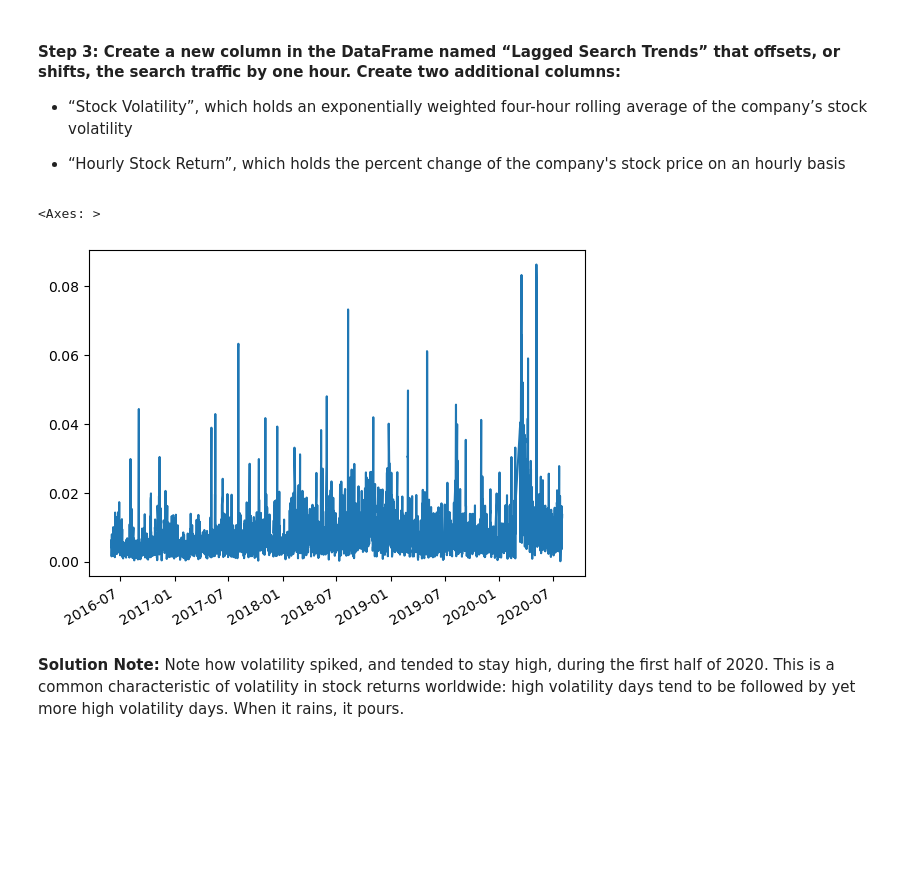
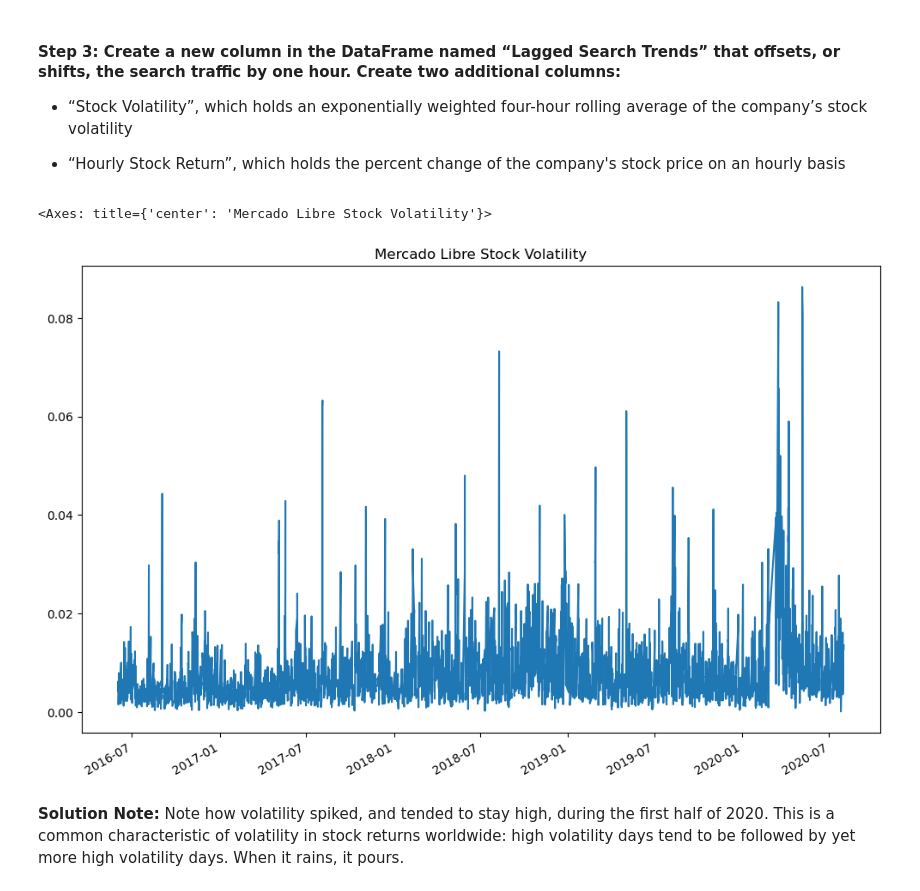
Before and after one commit to sen-gthb/prophet-challenge, a Jupyter notebook: M8_Starter_Code/forecasting_net_prophet.ipynb, the cells around one changed output. Drawn from its saved outputs; the diff is of its cells as text; code cells hidden in the pictures; blank space fills up the shorter version.

```diff
--- a/M8_Starter_Code/forecasting_net_prophet.ipynb
+++ b/M8_Starter_Code/forecasting_net_prophet.ipynb
@@ -64,7 +67,8 @@ df_mercado_trends = pd.read_csv(
     "https://static.bc-edx.com/ai/ail-v-1-0/m8/lms/datasets/google_hourly_search_trends.csv",
     index_col='Date',
     parse_dates=True,
-    infer_datetime_format=True
+    date_format='%m/%d/%y %H:%M' #added this line to get rid of the depreciated code below
+    #infer_datetime_format=True #depreciated code
 ).dropna()
 
 # Review the first and last five rows of the DataFrame
@@ -246,9 +260,11 @@ display(df_mercado_stock.tail())
 # %%
 # Concatenate the df_mercado_stock DataFrame with the df_mercado_trends DataFrame
 # Concatenate the DataFrame by columns (axis=1), and drop and rows with only one column of data
-
+mercado_stock_trends_df = pd.concat([df_mercado_stock, df_mercado_trends], axis=1).dropna()
 
 # View the first and last five rows of the DataFrame
+display(mercado_stock_trends_df.head())
+display(mercado_stock_trends_df.tail())
 # %% [output]
 |  | close | Search Trends |
 | 2016-06-01 09:00:00 | 135.16 | 6.0 |
@@ -306,14 +324,18 @@ There's one important thing to note: if you zoom in both graphs to the spike aro
 # %%
 # Create a new column in the mercado_stock_trends_df DataFrame called Lagged Search Trends
 # This column should shift the Search Trends information by one hour
+#df_mercado['Lagged Search Trends'] = df_mercado['Search Trends'].shift(1)
+mercado_stock_trends_df['Lagged Search Trends'] = mercado_stock_trends_df['Search Trends'].shift(1)
 # %%
 # Create a new column in the mercado_stock_trends_df DataFrame called Stock Volatility
 # This column should calculate the standard deviation of the closing stock price return data over a 4 period rolling window
+mercado_stock_trends_df['Stock Volatility'] = mercado_stock_trends_df['close'].pct_change().rolling(4).std()
 # %%
 # Visualize the stock volatility
+mercado_stock_trends_df['Stock Volatility'].plot(figsize=(12, 8), title='Mercado Libre Stock Volatility')
 # %% [output]
-<Axes: >
+<Axes: title={'center': 'Mercado Libre Stock Volatility'}>
-[figure, old version]
+[figure, new version]
 # %% [markdown]
 **Solution Note:** Note how volatility spiked, and tended to stay high, during the first half of 2020. This is a common characteristic of volatility in stock returns worldwide: high volatility days tend to be followed by yet more high volatility days. When it rains, it pours.
 # %%
```
Also changed, not shown: parts of 24 cells of this notebook, 1 other file.
